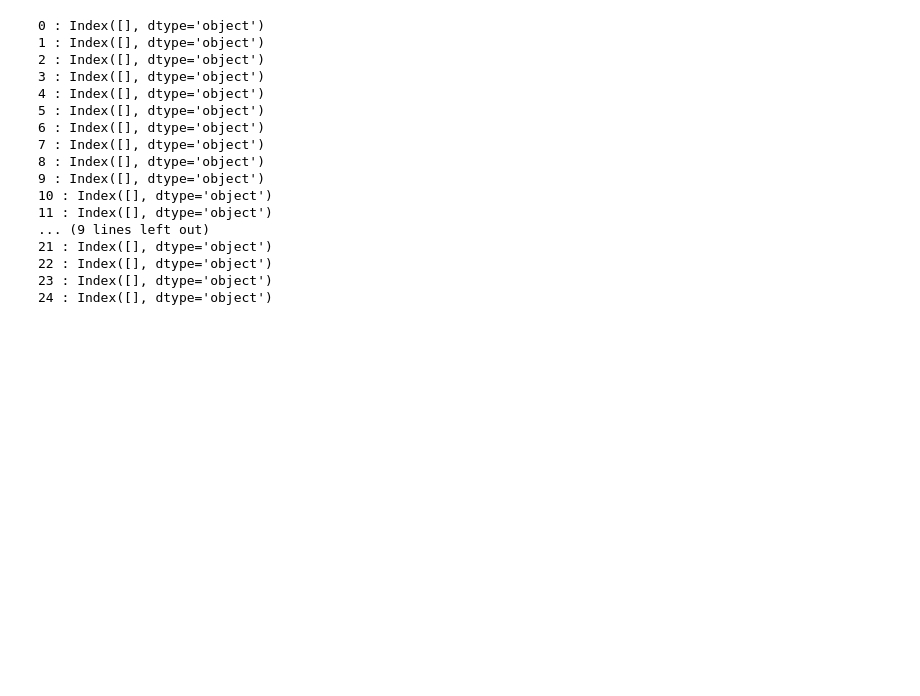
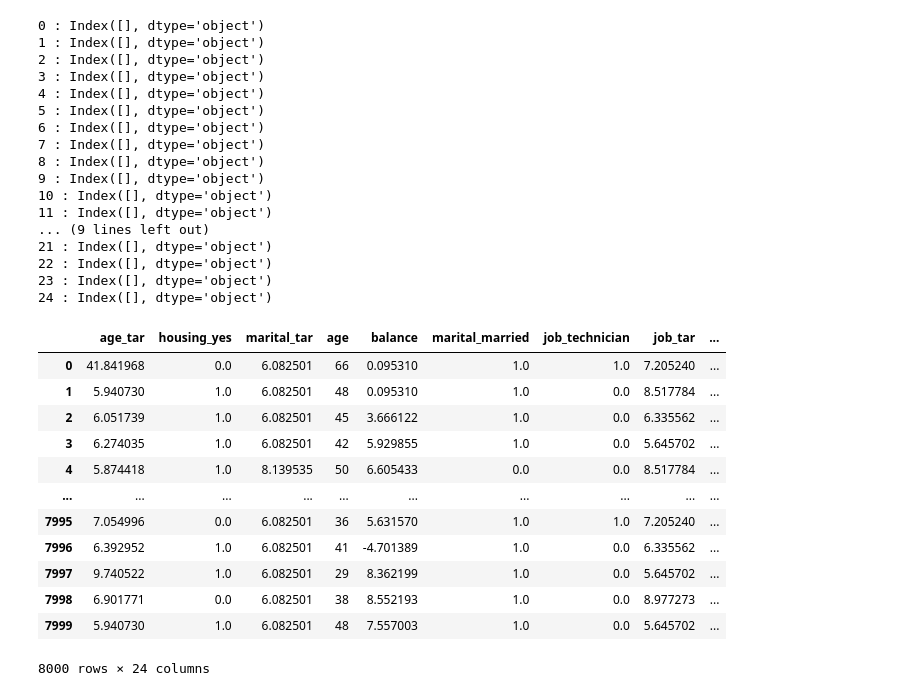
Before and after one commit to YCoeusZ/QclDQp5MOHN2Sk9K, a Jupyter notebook: note_books/data_selecting.ipynb, the cells around one changed output. Drawn from its saved outputs; the diff is of its cells as text; code cells hidden in the pictures; blank space fills up the shorter version.

```diff
--- a/note_books/data_selecting.ipynb
+++ b/note_books/data_selecting.ipynb
@@ -117,3 +117,25 @@ for index in range(len(df_list)):
 22 : Index([], dtype='object')
 23 : Index([], dtype='object')
 24 : Index([], dtype='object')
+# %%
+data_pipe_per=Pipeline([
+    ("trans", data_processing.data_transform(cam1=False, cam2=False)),
+    ("selec", data_processing.data_selector(cut=0.98, how="mi score", mi_n_jobs=4))
+])
+data_pipe_per.fit(X=X_tr,y=y_tr)
+out=data_pipe_per.transform(X=X_te)
+out
+# %% [output]
+|  | age_tar | housing_yes | marital_tar | age | balance | marital_married | job_technician | job_tar | ... |
+| 0 | 41.841968 | 0.0 | 6.082501 | 66 | 0.095310 | 1.0 | 1.0 | 7.205240 | ... |
+| 1 | 5.940730 | 1.0 | 6.082501 | 48 | 0.095310 | 1.0 | 0.0 | 8.517784 | ... |
+| 2 | 6.051739 | 1.0 | 6.082501 | 45 | 3.666122 | 1.0 | 0.0 | 6.335562 | ... |
+| 3 | 6.274035 | 1.0 | 6.082501 | 42 | 5.929855 | 1.0 | 0.0 | 5.645702 | ... |
+| 4 | 5.874418 | 1.0 | 8.139535 | 50 | 6.605433 | 0.0 | 0.0 | 8.517784 | ... |
+| ... | ... | ... | ... | ... | ... | ... | ... | ... | ... |
+| 7995 | 7.054996 | 0.0 | 6.082501 | 36 | 5.631570 | 1.0 | 1.0 | 7.205240 | ... |
+| 7996 | 6.392952 | 1.0 | 6.082501 | 41 | -4.701389 | 1.0 | 0.0 | 6.335562 | ... |
+| 7997 | 9.740522 | 1.0 | 6.082501 | 29 | 8.362199 | 1.0 | 0.0 | 5.645702 | ... |
+| 7998 | 6.901771 | 0.0 | 6.082501 | 38 | 8.552193 | 1.0 | 0.0 | 8.977273 | ... |
+| 7999 | 5.940730 | 1.0 | 6.082501 | 48 | 7.557003 | 1.0 | 0.0 | 5.645702 | ... |
+8000 rows × 24 columns
```
Also changed, not shown: parts of 1 cell of this notebook, 6 other files.
